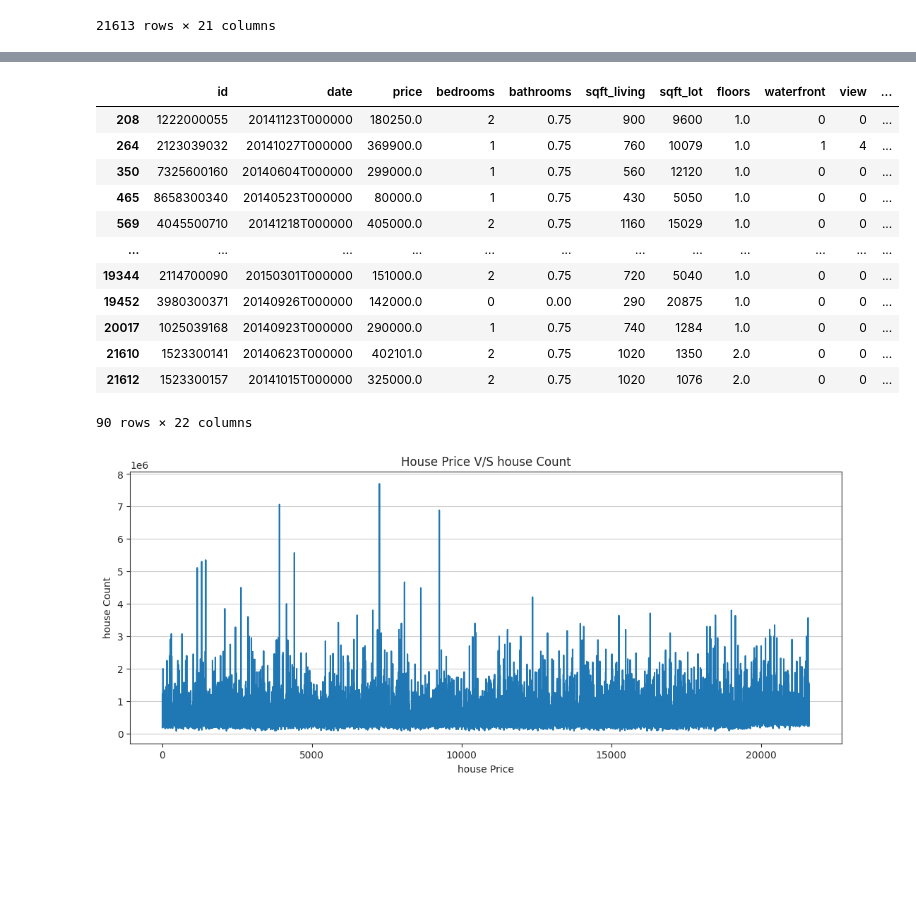
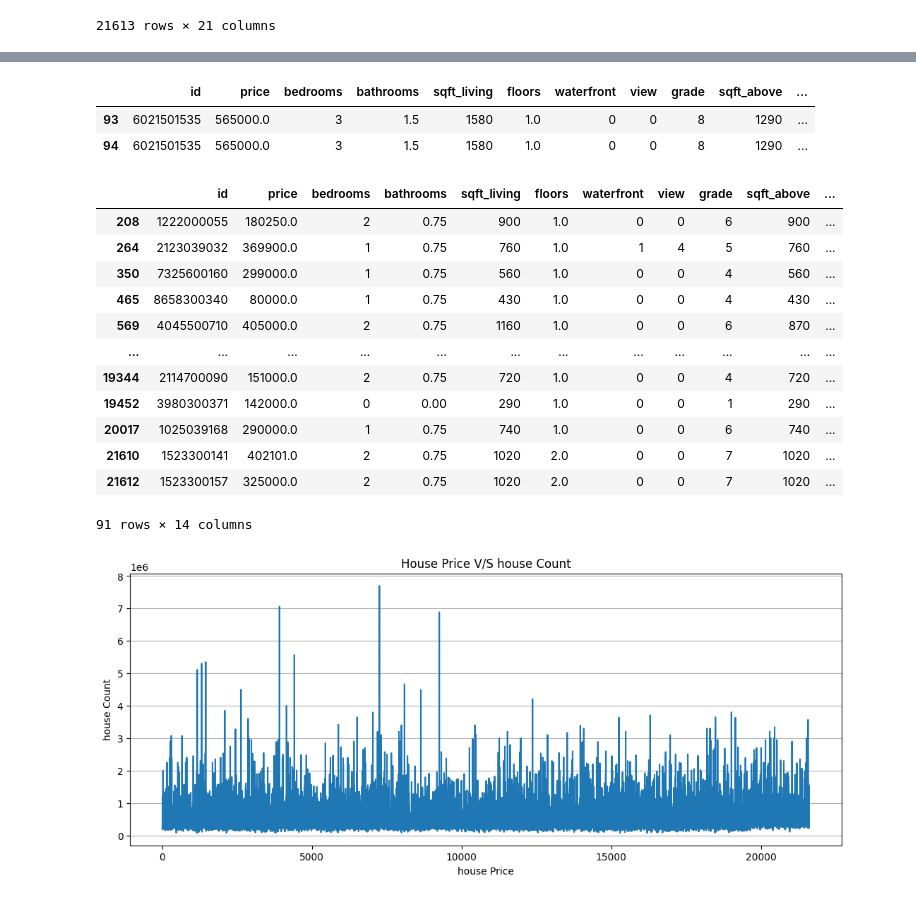
Before and after one commit to nachiket5/Machine_Learing, a Jupyter notebook: Housing_price/housing_price.ipynb, the cells around one changed output, grey strips where cells are left out. Drawn from its saved outputs; the diff is of its cells as text; code cells hidden in the pictures; blank space fills up the shorter version.

```diff
--- a/Housing_price/housing_price.ipynb
+++ b/Housing_price/housing_price.ipynb
@@ -33,7 +36,7 @@ Index(['id', 'date', 'price', 'bedrooms', 'bathrooms', 'sqft_living',
 data_cols = data[['id', 'price', 'bedrooms', 'bathrooms', 'sqft_living'
 		              ,'floors', 'waterfront', 'view', 'grade'
                   ,'sqft_above', 'sqft_basement', 'yr_renovated'
-                  ,'lat','sqft_lot15', 'price_range']]
+                  ,'lat','sqft_lot15']]
 data_cols
 # %% [output]
 |  | id | price | bedrooms | bathrooms | sqft_living | floors | waterfront | view | grade | sqft_above | ... |
@@ -72,3 +75,15 @@ count       21612  21612  21612       21612          21612         21612
 75%       47       10083
 max       47      871200
 70
+# %%
+# we will add the mean value in for the data where id is same.
+for i in data_cols.columns:
+  print(f'{i} " {data[i].nunique()}')
+
+
+# here id field having duplicate values
+data_cols[data_cols['id'].isin(data_cols[data_cols['id'].duplicated()].id)].sort_values('id').groupby('id')['price'].mean()
+
+# data[data_cols['id'].duplicated()].id
+for i in data_cols[data_cols['id'].duplicated()].id:
+  data_cols.loc[data['id'] == i,'price'] = data_cols[data_cols['id'] == i]['price'].mean()
@@ -75,19 +132,25 @@ max       47      871200
+# %%
+data_cols.loc[(data_cols['id'] ==6021501535) & (data_cols['price'] == 565000.0)]
+# %% [output]
+|  | id | price | bedrooms | bathrooms | sqft_living | floors | waterfront | view | grade | sqft_above | ... |
+| 93 | 6021501535 | 565000.0 | 3 | 1.5 | 1580 | 1.0 | 0 | 0 | 8 | 1290 | ... |
+| 94 | 6021501535 | 565000.0 | 3 | 1.5 | 1580 | 1.0 | 0 | 0 | 8 | 1290 | ... |
 # %%
-data.loc[(data['bathrooms'] <1) | (data['bedrooms'] < 1)]
+data_cols.loc[(data_cols['bathrooms'] < 1) | (data_cols['bedrooms'] < 1)]
 # %% [output]
-|  | id | date | price | bedrooms | bathrooms | sqft_living | sqft_lot | floors | waterfront | view | ... |
-| 208 | 1222000055 | 20141123T000000 | 180250.0 | 2 | 0.75 | 900 | 9600 | 1.0 | 0 | 0 | ... |
-| 264 | 2123039032 | 20141027T000000 | 369900.0 | 1 | 0.75 | 760 | 10079 | 1.0 | 1 | 4 | ... |
-| 350 | 7325600160 | 20140604T000000 | 299000.0 | 1 | 0.75 | 560 | 12120 | 1.0 | 0 | 0 | ... |
-| 465 | 8658300340 | 20140523T000000 | 80000.0 | 1 | 0.75 | 430 | 5050 | 1.0 | 0 | 0 | ... |
-| 569 | 4045500710 | 20141218T000000 | 405000.0 | 2 | 0.75 | 1160 | 15029 | 1.0 | 0 | 0 | ... |
+|  | id | price | bedrooms | bathrooms | sqft_living | floors | waterfront | view | grade | sqft_above | ... |
+| 208 | 1222000055 | 180250.0 | 2 | 0.75 | 900 | 1.0 | 0 | 0 | 6 | 900 | ... |
+| 264 | 2123039032 | 369900.0 | 1 | 0.75 | 760 | 1.0 | 1 | 4 | 5 | 760 | ... |
+| 350 | 7325600160 | 299000.0 | 1 | 0.75 | 560 | 1.0 | 0 | 0 | 4 | 560 | ... |
+| 465 | 8658300340 | 80000.0 | 1 | 0.75 | 430 | 1.0 | 0 | 0 | 4 | 430 | ... |
+| 569 | 4045500710 | 405000.0 | 2 | 0.75 | 1160 | 1.0 | 0 | 0 | 6 | 870 | ... |
 | ... | ... | ... | ... | ... | ... | ... | ... | ... | ... | ... | ... |
-| 19344 | 2114700090 | 20150301T000000 | 151000.0 | 2 | 0.75 | 720 | 5040 | 1.0 | 0 | 0 | ... |
-| 19452 | 3980300371 | 20140926T000000 | 142000.0 | 0 | 0.00 | 290 | 20875 | 1.0 | 0 | 0 | ... |
-| 20017 | 1025039168 | 20140923T000000 | 290000.0 | 1 | 0.75 | 740 | 1284 | 1.0 | 0 | 0 | ... |
-| 21610 | 1523300141 | 20140623T000000 | 402101.0 | 2 | 0.75 | 1020 | 1350 | 2.0 | 0 | 0 | ... |
-| 21612 | 1523300157 | 20141015T000000 | 325000.0 | 2 | 0.75 | 1020 | 1076 | 2.0 | 0 | 0 | ... |
+| 19344 | 2114700090 | 151000.0 | 2 | 0.75 | 720 | 1.0 | 0 | 0 | 4 | 720 | ... |
+| 19452 | 3980300371 | 142000.0 | 0 | 0.00 | 290 | 1.0 | 0 | 0 | 1 | 290 | ... |
+| 20017 | 1025039168 | 290000.0 | 1 | 0.75 | 740 | 1.0 | 0 | 0 | 6 | 740 | ... |
+| 21610 | 1523300141 | 402101.0 | 2 | 0.75 | 1020 | 2.0 | 0 | 0 | 7 | 1020 | ... |
+| 21612 | 1523300157 | 325000.0 | 2 | 0.75 | 1020 | 2.0 | 0 | 0 | 7 | 1020 | ... |
-90 rows × 22 columns
+91 rows × 14 columns
 # %%
 plt.figure(figsize=(13, 5))
 plt.plot(data_cols['price'])
```
Also changed, not shown: parts of 44 cells of this notebook.
